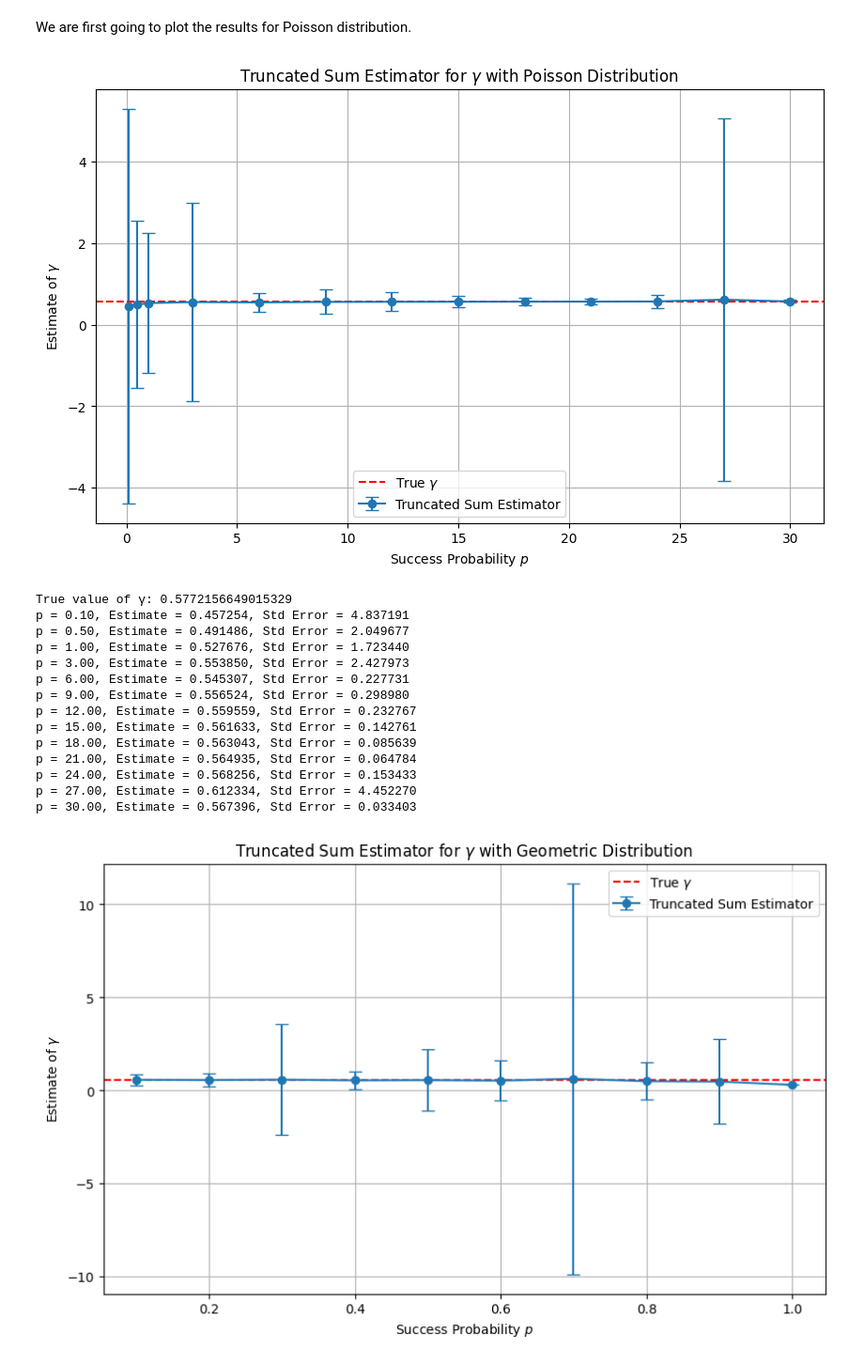
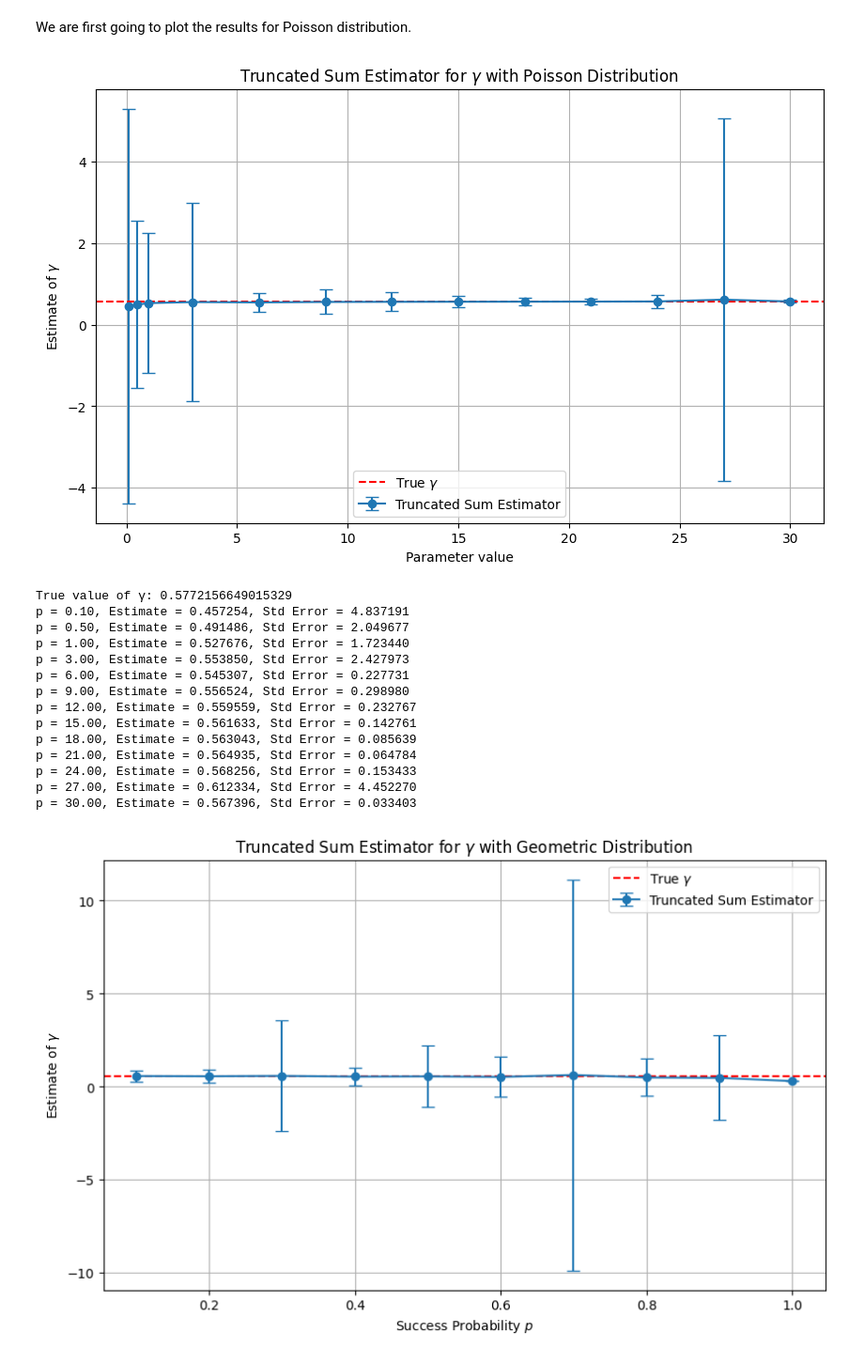
Before and after one commit to Leooryx/Euler_Monte_Carlo, a Jupyter notebook: main.ipynb, the cells around one changed output. Shown at 94% size. Cells and saved outputs as stored; diff of their text form; code cells hidden in the pictures.

```diff
--- a/main.ipynb
+++ b/main.ipynb
@@ -705,35 +720,35 @@ We are first going to plot the results for Poisson distribution.
 # Parameters for the experiment
 p_values = [0.1, 0.5, 1.0] + [3.0*k for k in range(1,11)]  # Success probabilities for geometric distribution
 num_samples = 10000  # Number of samples for each p
 
 # Store results
 results = {'p': [], 'estimates': [], 'std_errors': []}
 
 # Run experiments
 for p in p_values:
     mean_estimate, std_error = truncated_sum_estimator_poisson(p, num_samples)
     results['p'].append(p)
     results['estimates'].append(mean_estimate)
     results['std_errors'].append(std_error)
 
 # Plotting the results
 plt.figure(figsize=(10, 6))
 plt.errorbar(results['p'], results['estimates'], yerr=results['std_errors'],
              fmt='o-', capsize=5, label='Truncated Sum Estimator')
 plt.axhline(true_gamma, color='r', linestyle='--', label=r'True $\gamma$')
-plt.xlabel('Success Probability $p$')
+plt.xlabel('Parameter value')
 plt.ylabel(r'Estimate of $\gamma$')
 plt.title(r'Truncated Sum Estimator for $\gamma$ with Poisson Distribution')
 plt.legend()
 plt.grid(True)
 plt.show()
 
 # Print results
 print("True value of γ:", true_gamma)
 for i, p in enumerate(results['p']):
     print(f"p = {p:.2f}, Estimate = {results['estimates'][i]:.6f}, Std Error = {results['std_errors'][i]:.6f}")
 # %% [output]
-[figure, old version]
+[figure, new version]
 True value of γ: 0.5772156649015329
 p = 0.10, Estimate = 0.457254, Std Error = 4.837191
 p = 0.50, Estimate = 0.491486, Std Error = 2.049677
```
Also changed, not shown: parts of 7 cells of this notebook.
